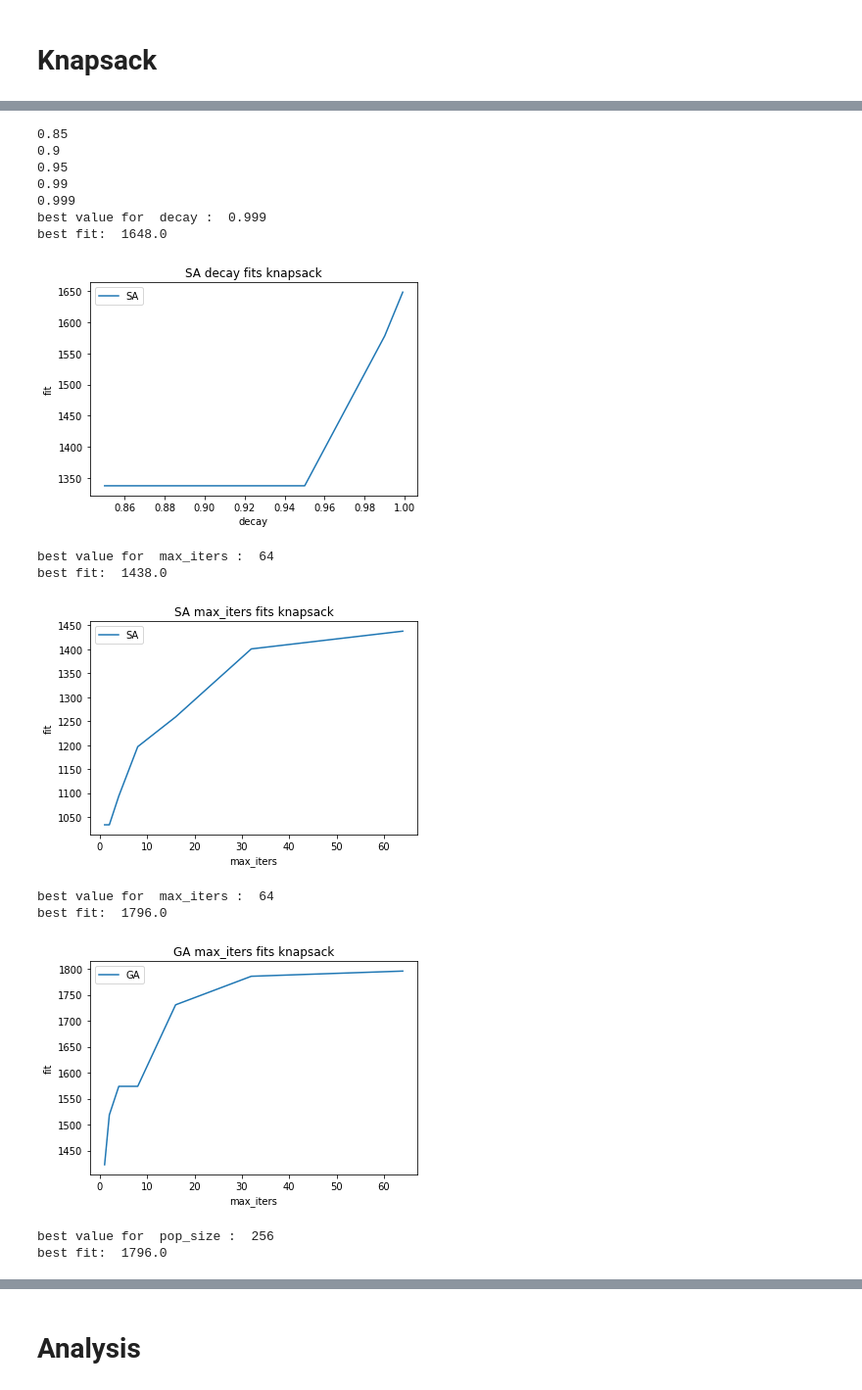
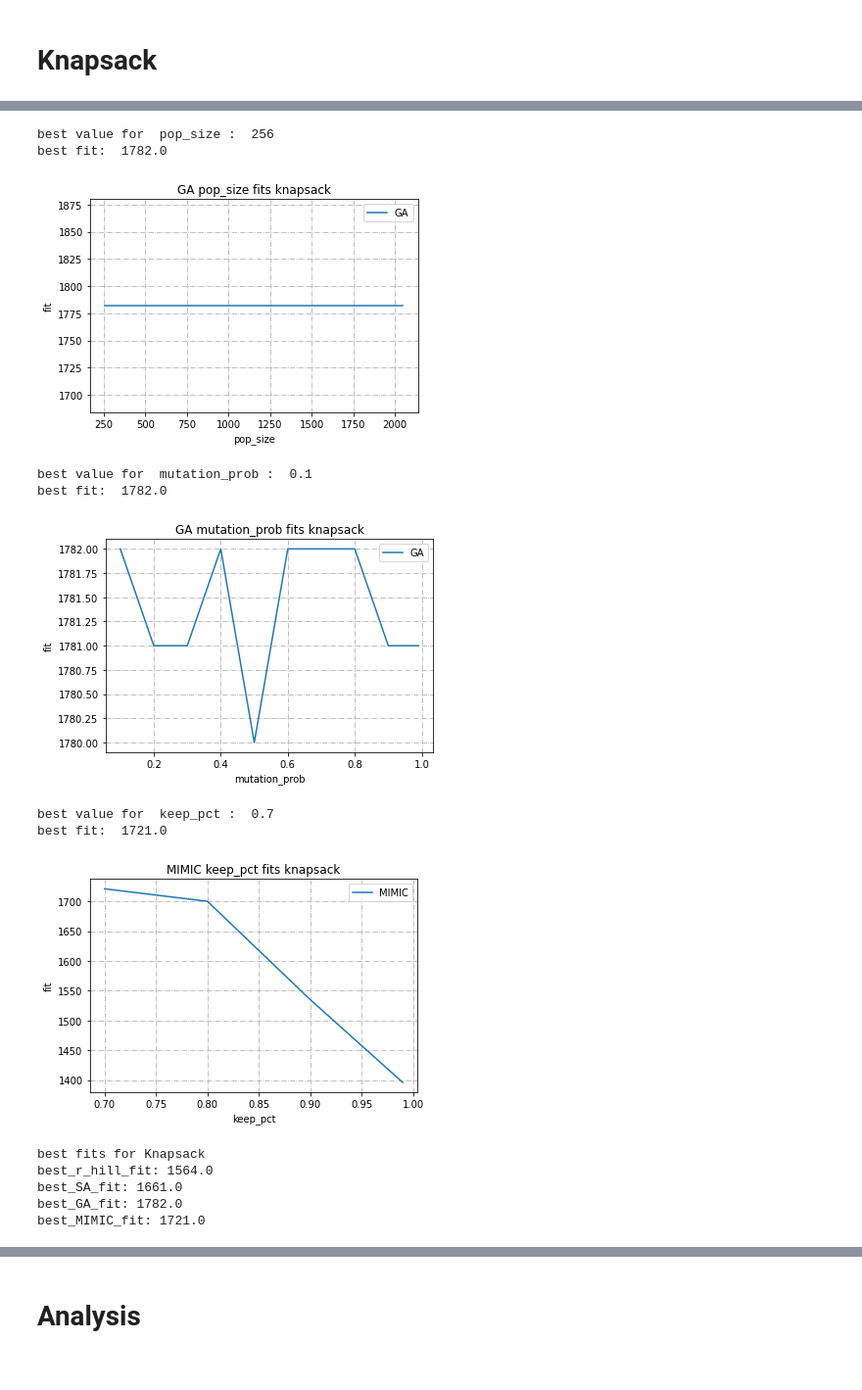
Before and after one commit to jfuerst92/Brigandine, a Jupyter notebook: analysis.ipynb, the cells around one changed output, grey strips where cells are left out. Shown at 98% size. Saved outputs shown, nothing was run; the diff lists cells and outputs as text; code cells hidden in the pictures.

```diff
--- a/analysis.ipynb
+++ b/analysis.ipynb
@@ -120,6 +128,7 @@ mimic_args = {
     'keep_pct': 0.3,
     'max_attempts': 10,
     'max_iters': 10000,
+    'fast_mimic': True
 }
 # %%
 times_per_iterations = {
@@ -186,7 +195,7 @@ r_hill_args['restarts'] = arg_val
 #max_iter_range = [1, 2, 4, 8, 16, 32, 64, 128, 256]
 #arg_val, best_fit = test_param('max_iters', max_iter_range, problem, mlrose.random_hill_climb, r_hill_args, plot=True, alg_name="r_hill", prob_name="OneMax")
 
-r_hill_args['max_iters'] = arg_val
+#r_hill_args['max_iters'] = arg_val
 best_r_hill_fit = best_fit
 
 #Simulated annealing
@@ -198,14 +207,14 @@ arg_val, best_fit = test_param('decay', decay_range, problem, mlrose.simulated_a
 #max_iter_range = [1, 2, 4, 8, 16, 32, 64, 128, 256, 512, 1024, 2048, 4096, 8192]
 #arg_val, best_fit = test_param('max_iters', max_iter_range, problem, mlrose.simulated_annealing, sa_args, plot=True, alg_name="SA", prob_name="OneMax")
 
-sa_args['max_iters'] = arg_val
+#sa_args['max_iters'] = arg_val
 best_SA_fit = best_fit
 # genetic algorithm
 
 #max_iter_range = [1, 2, 4, 8, 16, 32, 64]#, 128, 256, 512, 1024, 2048, 4096, 8192]
 #arg_val, best_fit = test_param('max_iters', max_iter_range, problem, mlrose.genetic_alg, ga_args, plot=True, alg_name="GA", prob_name="OneMax")
 
-ga_args['max_iters'] = arg_val
+#ga_args['max_iters'] = arg_val
 
 pop_size_range = [256, 512, 1024, 2048]
 arg_val, best_fit = test_param('pop_size', pop_size_range, problem, mlrose.genetic_alg, ga_args, plot=True, alg_name="GA", prob_name="OneMax")
@@ -367,7 +380,7 @@ r_hill_args['restarts'] = arg_val
 #max_iter_range = [1, 2, 4, 8, 16, 32, 64]#, 128, 256, 512, 1024, 2048, 4096, 8192]
 #arg_val, best_fit = test_param('max_iters', max_iter_range, problem, mlrose.random_hill_climb, r_hill_args, plot=True, alg_name="r_hill", prob_name="four_peaks")
 
-r_hill_args['max_iters'] = arg_val
+#r_hill_args['max_iters'] = arg_val
 best_r_hill_fit = best_fit
 
 #Simulated annealing
@@ -379,14 +392,14 @@ arg_val, best_fit = test_param('decay', decay_range, problem, mlrose.simulated_a
 #max_iter_range = [1, 2, 4, 8, 16, 32, 64, 128, 256, 512, 1024, 2048, 4096]#, 8192]
 #arg_val, best_fit = test_param('max_iters', max_iter_range, problem, mlrose.simulated_annealing, sa_args, plot=True, alg_name="SA", prob_name="four_peaks")
 
-sa_args['max_iters'] = arg_val
+#sa_args['max_iters'] = arg_val
 best_SA_fit = best_fit
 # genetic algorithm
 
 #max_iter_range = [1, 2, 4, 8, 16, 32, 64]# , 128, 256, 512, 1024, 2048, 4096, 8192]
 #arg_val, best_fit = test_param('max_iters', max_iter_range, problem, mlrose.genetic_alg, ga_args, plot=True, alg_name="GA", prob_name="four_peaks")
 
-ga_args['max_iters'] = arg_val
+#ga_args['max_iters'] = arg_val
 
 pop_size_range = [256, 512, 1024, 2048]
 arg_val, best_fit = test_param('pop_size', pop_size_range, problem, mlrose.genetic_alg, ga_args, plot=True, alg_name="GA", prob_name="four_peaks")
@@ -412,7 +425,7 @@ mimic_args['keep_pct'] = arg_val
 #max_iter_range = [1, 2, 4, 8, 16, 32, 64]#, 128, 256, 512, 1024, 2048, 4096, 8192]
 #arg_val, best_fit = test_param('max_iters', max_iter_range, problem, mlrose.mimic, mimic_args, plot=True, alg_name="MIMIC", prob_name="four_peaks")
 
-mimic_args['max_iters'] = arg_val
+#mimic_args['max_iters'] = arg_val
 best_MIMIC_fit = best_fit
 
 print("best fits for FourPeaks")
@@ -538,10 +555,10 @@ arg_val, best_fit = test_param('restarts', restart_range, problem, mlrose.random
 
 r_hill_args['restarts'] = arg_val
 
-max_iter_range = [1, 2, 4, 8, 16, 32, 64]#, 128, 256, 512, 1024, 2048, 4096, 8192]
-arg_val, best_fit = test_param('max_iters', max_iter_range, problem, mlrose.random_hill_climb, r_hill_args, plot=True, alg_name="r_hill", prob_name="knapsack")
+#max_iter_range = [1, 2, 4, 8, 16, 32, 64]#, 128, 256, 512, 1024, 2048, 4096, 8192]
+#arg_val, best_fit = test_param('max_iters', max_iter_range, problem, mlrose.random_hill_climb, r_hill_args, plot=True, alg_name="r_hill", prob_name="knapsack")
 
-r_hill_args['max_iters'] = arg_val
+#r_hill_args['max_iters'] = arg_val
 best_r_hill_fit = best_fit
 
 #Simulated annealing
@@ -550,17 +567,17 @@ arg_val, best_fit = test_param('decay', decay_range, problem, mlrose.simulated_a
 
 #its hard to dynamicall set this so i played around with decay manually and set it to optimal initially
 
-max_iter_range = [1, 2, 4, 8, 16, 32, 64]# , 128, 256, 512, 1024, 2048, 4096, 8192]
-arg_val, best_fit = test_param('max_iters', max_iter_range, problem, mlrose.simulated_annealing, sa_args, plot=True, alg_name="SA", prob_name="knapsack")
+#max_iter_range = [1, 2, 4, 8, 16, 32, 64]# , 128, 256, 512, 1024, 2048, 4096, 8192]
+#arg_val, best_fit = test_param('max_iters', max_iter_range, problem, mlrose.simulated_annealing, sa_args, plot=True, alg_name="SA", prob_name="knapsack")
 
-sa_args['max_iters'] = arg_val
+#sa_args['max_iters'] = arg_val
 best_SA_fit = best_fit
 # genetic algorithm
 
-max_iter_range = [1, 2, 4, 8, 16, 32, 64]#, 128, 256, 512, 1024, 2048, 4096, 8192]
-arg_val, best_fit = test_param('max_iters', max_iter_range, problem, mlrose.genetic_alg, ga_args, plot=True, alg_name="GA", prob_name="knapsack")
+#max_iter_range = [1, 2, 4, 8, 16, 32, 64]#, 128, 256, 512, 1024, 2048, 4096, 8192]
+#arg_val, best_fit = test_param('max_iters', max_iter_range, problem, mlrose.genetic_alg, ga_args, plot=True, alg_name="GA", prob_name="knapsack")
 
-ga_args['max_iters'] = arg_val
+#ga_args['max_iters'] = arg_val
 
 pop_size_range = [256, 512, 1024, 2048]
 arg_val, best_fit = test_param('pop_size', pop_size_range, problem, mlrose.genetic_alg, ga_args, plot=True, alg_name="GA", prob_name="knapsack")
@@ -583,8 +600,8 @@ arg_val, best_fit = test_param('keep_pct', keep_pct, problem, mlrose.mimic, mimi
 
 mimic_args['keep_pct'] = arg_val
 
-max_iter_range = [1, 2, 4, 8, 16, 32, 64]#, 128, 256, 512, 1024, 2048, 4096, 8192]
-arg_val, best_fit = test_param('max_iters', max_iter_range, problem, mlrose.mimic, mimic_args, plot=True, alg_name="MIMIC", prob_name="knapsack")
+#max_iter_range = [1, 2, 4, 8, 16, 32, 64]#, 128, 256, 512, 1024, 2048, 4096, 8192]
+#arg_val, best_fit = test_param('max_iters', max_iter_range, problem, mlrose.mimic, mimic_args, plot=True, alg_name="MIMIC", prob_name="knapsack")
 
 mimic_args['max_iters'] = arg_val
 best_MIMIC_fit = best_fit
@@ -604,16 +626,14 @@ best fit:  1535.0
-0.85
-0.9
-0.95
-0.99
-0.999
-best value for  decay :  0.999
-best fit:  1648.0
+best value for  pop_size :  256
+best fit:  1782.0
-[figure, old version]
+[figure, new version]
-best value for  max_iters :  64
-best fit:  1438.0
+best value for  mutation_prob :  0.1
+best fit:  1782.0
-[figure, old version]
+[figure, new version]
-best value for  max_iters :  64
-best fit:  1796.0
+best value for  keep_pct :  0.7
+best fit:  1721.0
-[figure, old version]
+[figure, new version]
-best value for  pop_size :  256
-best fit:  1796.0
+best fits for Knapsack
+best_r_hill_fit: 1564.0
+best_SA_fit: 1661.0
+best_GA_fit: 1782.0
+best_MIMIC_fit: 1721.0
```
Also changed, not shown: parts of 11 cells of this notebook, 2 other files.
